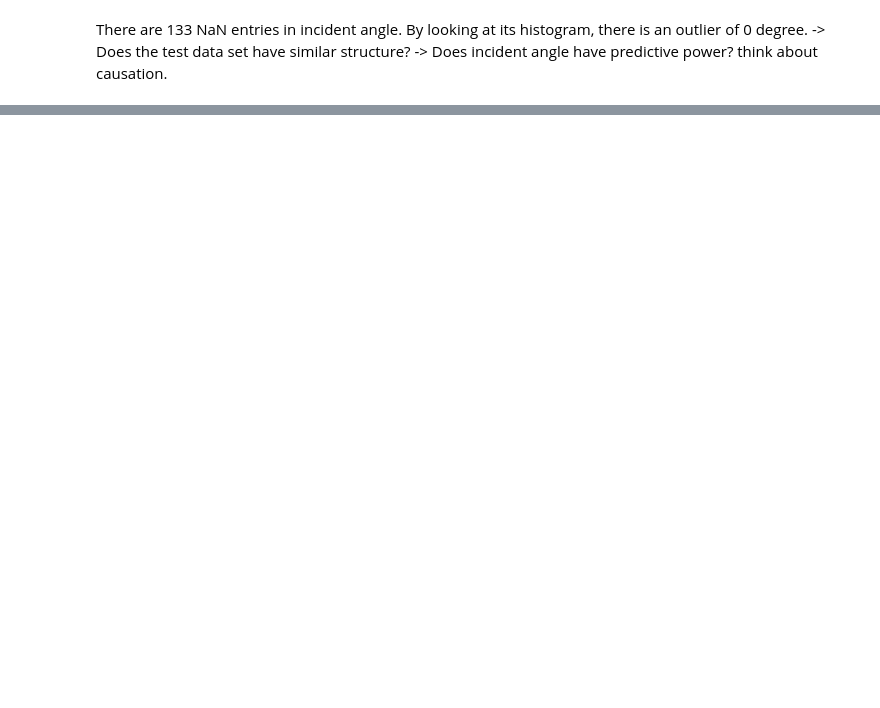
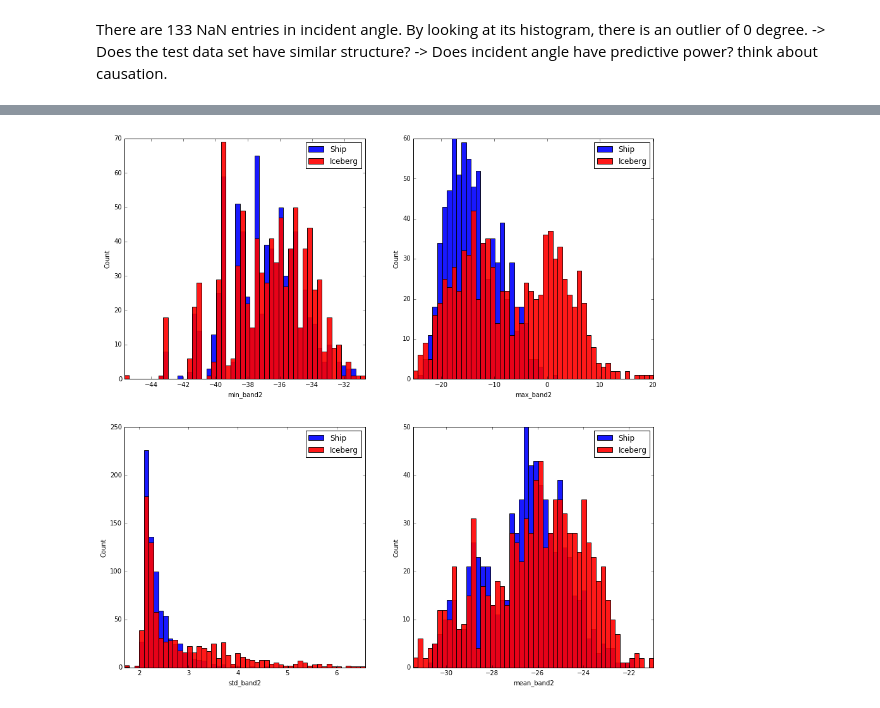
Before and after one commit to hieu325/icebergclassifier, a Jupyter notebook: LogisticRegressionModel.ipynb, the cells around one changed output, grey strips where cells are left out. Drawn from its saved outputs; the diff is of its cells as text; code cells hidden in the pictures; blank space fills up the shorter version.

```diff
--- a/LogisticRegressionModel.ipynb
+++ b/LogisticRegressionModel.ipynb
@@ -117,0 +187,10 @@ plt.hist(incangle[np.isfinite(incangle)],range=[0,90],bins=40)
+# %%
+fig = plt.figure(figsize=(15,15))
+i=0
+for col in ['min_band2','max_band2','std_band2','mean_band2']:
+    ax = fig.add_subplot(2,2,i+1)
+    plot_var(col)
+    i=i+1
+plt.show()
+# %% [output]
+[figure, added]
```
Also changed, not shown: parts of 17 cells of this notebook.
